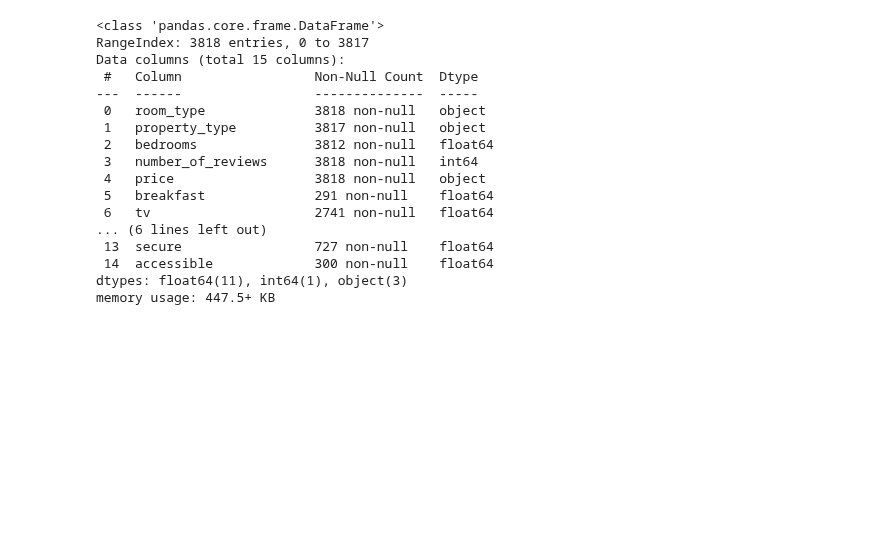
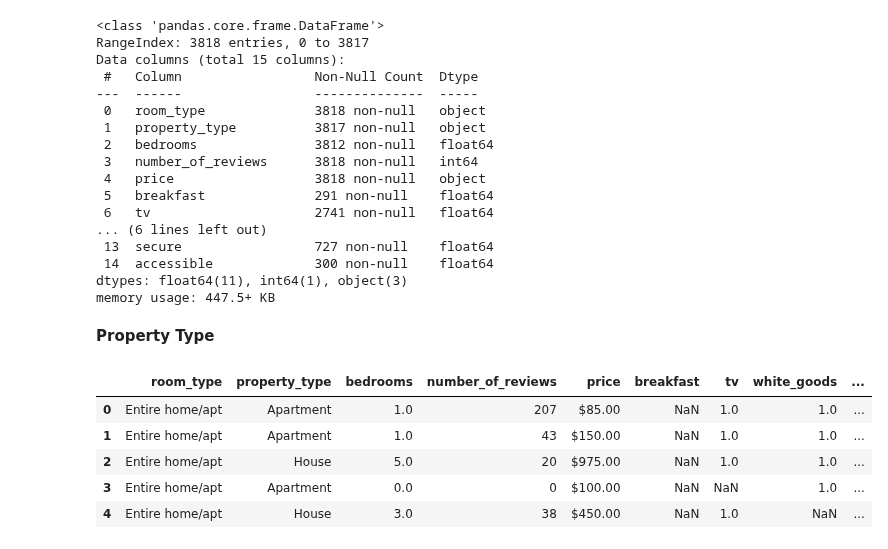
Before and after one commit to bhavya-06darshnik/Airbnb_Data_Analysis, a Jupyter notebook: ML_modeling.ipynb, the cells around one changed output. Drawn from its saved outputs; the diff is of its cells as text; code cells hidden in the pictures; blank space fills up the shorter version.

```diff
--- a/ML_modeling.ipynb
+++ b/ML_modeling.ipynb
@@ -149,3 +149,14 @@ Data columns (total 15 columns):
  14  accessible             300 non-null    float64
 dtypes: float64(11), int64(1), object(3)
 memory usage: 447.5+ KB
+# %% [markdown]
+**Property Type**
+# %%
+newListingsDF.head()
+# %% [output]
+|  | room_type | property_type | bedrooms | number_of_reviews | price | breakfast | tv | white_goods | ... |
+| 0 | Entire home/apt | Apartment | 1.0 | 207 | $85.00 | NaN | 1.0 | 1.0 | ... |
+| 1 | Entire home/apt | Apartment | 1.0 | 43 | $150.00 | NaN | 1.0 | 1.0 | ... |
+| 2 | Entire home/apt | House | 5.0 | 20 | $975.00 | NaN | 1.0 | 1.0 | ... |
+| 3 | Entire home/apt | Apartment | 0.0 | 0 | $100.00 | NaN | NaN | 1.0 | ... |
+| 4 | Entire home/apt | House | 3.0 | 38 | $450.00 | NaN | 1.0 | NaN | ... |
```
Also changed, not shown: parts of 18 cells of this notebook.
